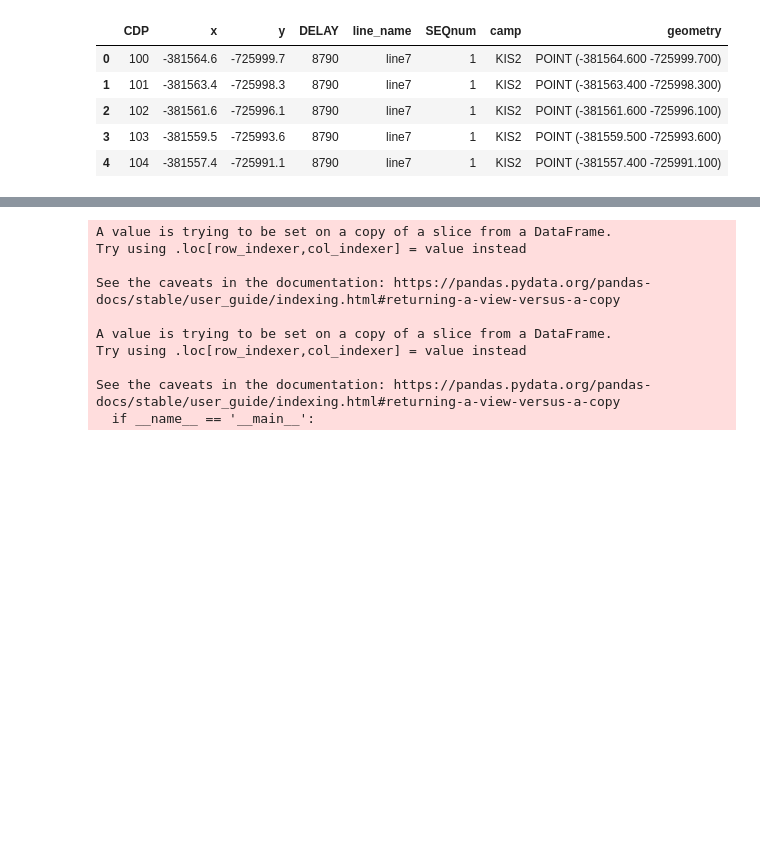
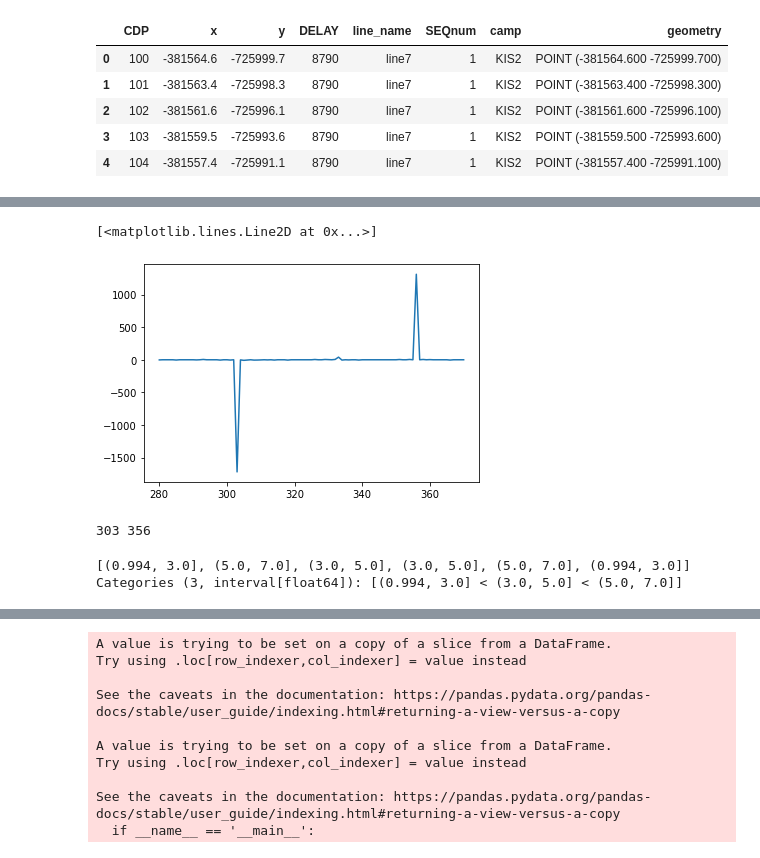
Before and after one commit to arrran/PhD_data_chapter, a Jupyter notebook: Jupyter/RADAR/RADAR_MAP/1_RADAR_bed_spatially_average.ipynb, the cells around one changed output, grey strips where cells are left out. Cells and saved outputs as stored; diff of their text form; code cells hidden in the pictures; blank space fills up the shorter version.

```diff
--- a/Jupyter/RADAR/RADAR_MAP/1_RADAR_bed_spatially_average.ipynb
+++ b/Jupyter/RADAR/RADAR_MAP/1_RADAR_bed_spatially_average.ipynb
@@ -30,3 +40,8 @@ bed_gdf.head()
+# %%
+ll = {} #a dictionary of geodataframes of radarlines over KIS2
+
+for line in bed_gdf.line_name.unique().tolist():
+    ll[line] = bed_gdf[(bed_gdf.line_name==line) & (bed_gdf.camp=='KIS2')].copy()
 # %%
 def add_distance_to_gdf(gdf):
     """
@@ -40 +71,11 @@ def add_distance_to_gdf(gdf):
+# %%
+plt.plot(ll['line7'].dDELAYdx.loc[280:370])
+# %% [output]
+[<matplotlib.lines.Line2D at 0x...>]
+[figure, added]
+# %%
+#def split_into_three(gdf):
+print(ll['line7'].dDELAYdx.idxmin(),ll['line7'].dDELAYdx.idxmax())
+# %% [output]
+303 356
 # %%
@@ -60,0 +111,5 @@ def stack_spatially(line,stack_distance=5):
+# %%
+pd.cut(np.array([1, 7, 5, 4, 6, 3]), 3)
+# %% [output]
+[(0.994, 3.0], (5.0, 7.0], (3.0, 5.0], (3.0, 5.0], (5.0, 7.0], (0.994, 3.0]]
+Categories (3, interval[float64]): [(0.994, 3.0] < (3.0, 5.0] < (5.0, 7.0]]
```
Also changed, not shown: parts of 14 cells of this notebook, 2 other files.
